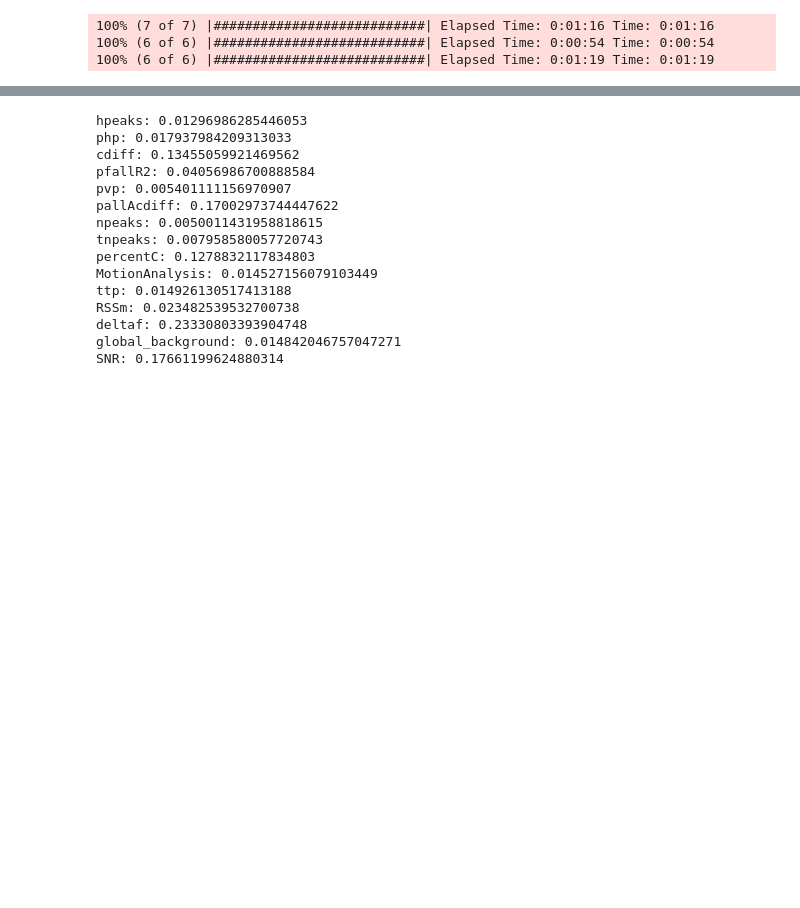
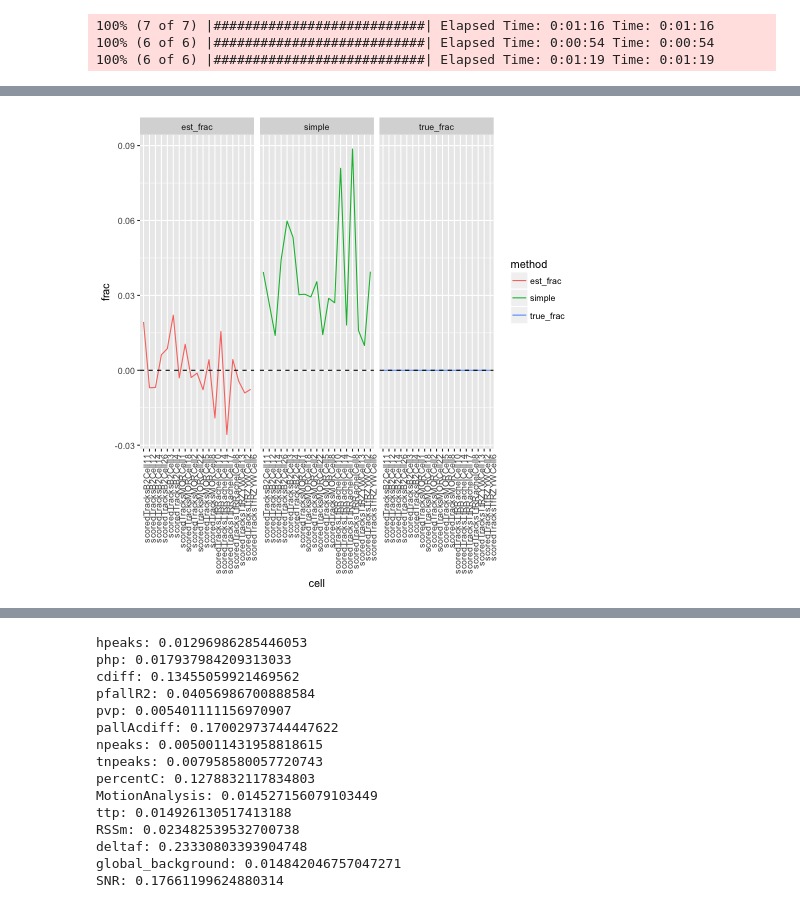
Before and after one commit to exark/puffsAnalysis, a Jupyter notebook: puffsAnalysis.ipynb, the cells around one changed output, grey strips where cells are left out. Cells and saved outputs as stored; diff of their text form; code cells hidden in the pictures; blank space fills up the shorter version.

```diff
--- a/puffsAnalysis.ipynb
+++ b/puffsAnalysis.ipynb
@@ -339,0 +460,11 @@ plt.show
+# %%
+%%R
+frac_guess_demean = cell_res
+for(j in 2:ncol(frac_guess_demean)){
+  frac_guess_demean[,j] = frac_guess_demean[,j]-frac_guess_demean$true_frac
+}
+frac_guess_demean = frac_guess_demean[,-7]
+frac_guess_demean_tall = gather(frac_guess_demean, "method","frac",c(-cell,-true_count, -n))
+ggplot(frac_guess_demean_tall, aes(x=cell, y=frac, color=method, group=method)) + geom_line()+  theme(axis.text.x = element_text(angle = 90, hjust = 1)) + geom_hline(yintercept=0, lty=2)+facet_wrap(~method)
+# %% [output]
+[figure, added]
```
Also changed, not shown: parts of 28 cells of this notebook, 1 other file.
